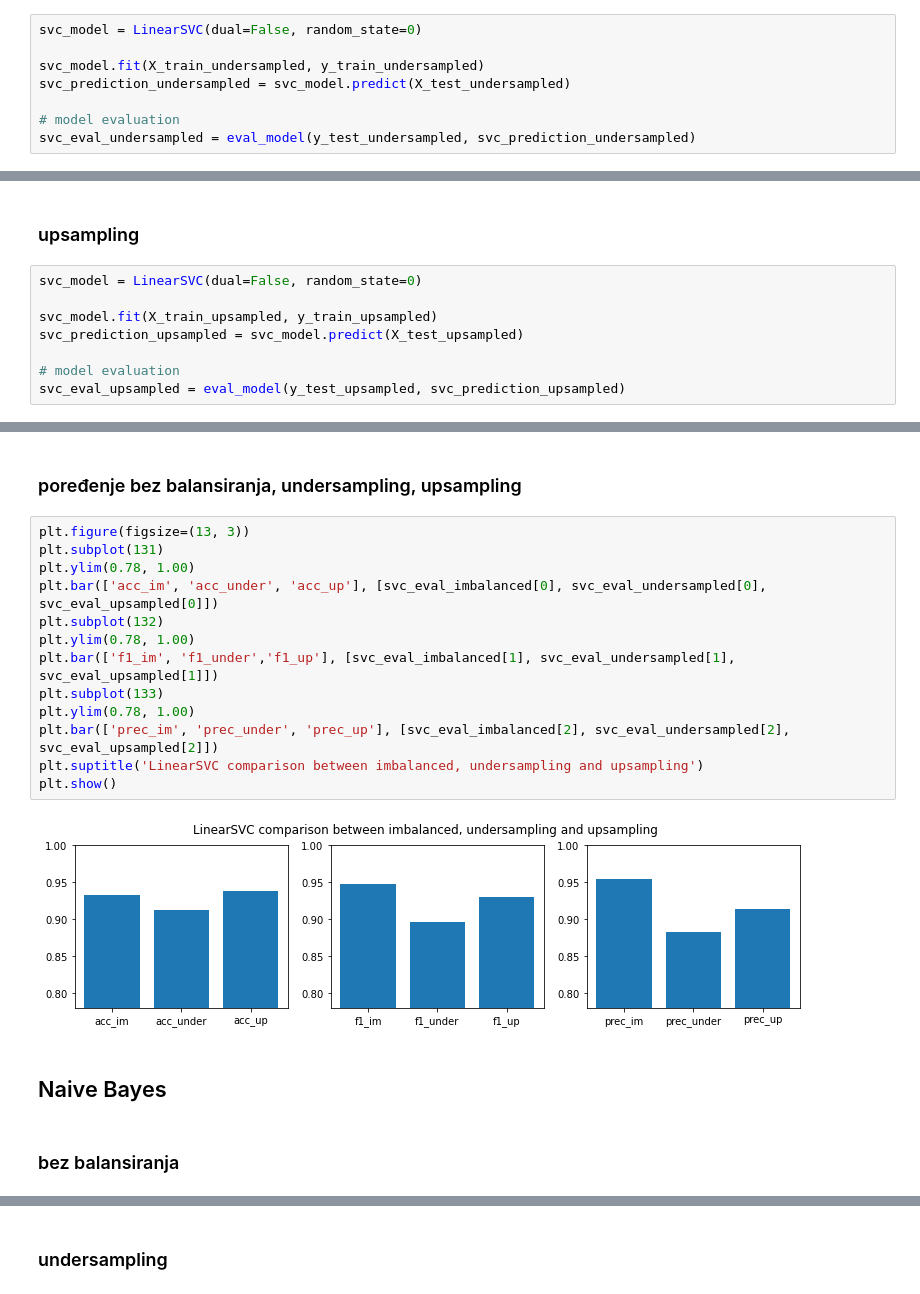
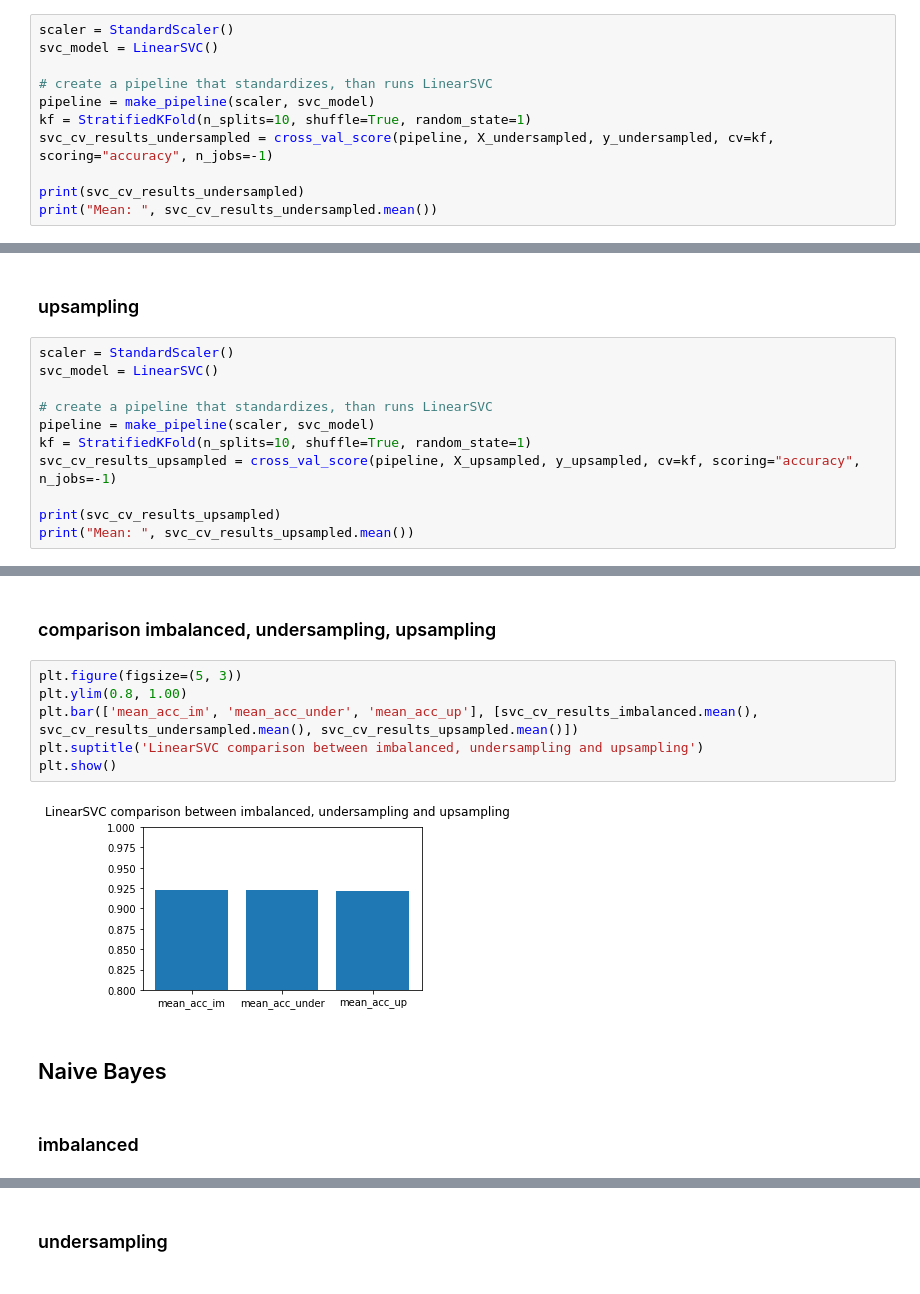
Before and after one commit to MilicaTrifunovic/MachineLearning, a Jupyter notebook: Project 1/Classification.ipynb, the cells around one changed output, grey strips where cells are left out. Cells and saved outputs as stored; diff of their text form.

```diff
--- a/Project 1/Classification.ipynb
+++ b/Project 1/Classification.ipynb
@@ -359,11 +355,14 @@ Specificity:  0.9210526315789473
 # %% [markdown]
 ### undersampling
 # %%
-svc_model = LinearSVC(dual=False, random_state=0)
+scaler = StandardScaler()
+svc_model = LinearSVC()
 
-svc_model.fit(X_train_undersampled, y_train_undersampled)
-svc_prediction_undersampled = svc_model.predict(X_test_undersampled)
+# create a pipeline that standardizes, than runs LinearSVC
+pipeline = make_pipeline(scaler, svc_model)
+kf = StratifiedKFold(n_splits=10, shuffle=True, random_state=1)
+svc_cv_results_undersampled = cross_val_score(pipeline, X_undersampled, y_undersampled, cv=kf, scoring="accuracy", n_jobs=-1)
 
-# model evaluation
-svc_eval_undersampled = eval_model(y_test_undersampled, svc_prediction_undersampled)
+print(svc_cv_results_undersampled)
+print("Mean: ", svc_cv_results_undersampled.mean())
 # %% [output]
@@ -383,11 +371,14 @@ Specificity:  0.9148936170212766
 # %% [markdown]
 ### upsampling
 # %%
-svc_model = LinearSVC(dual=False, random_state=0)
+scaler = StandardScaler()
+svc_model = LinearSVC()
 
-svc_model.fit(X_train_upsampled, y_train_upsampled)
-svc_prediction_upsampled = svc_model.predict(X_test_upsampled)
+# create a pipeline that standardizes, than runs LinearSVC
+pipeline = make_pipeline(scaler, svc_model)
+kf = StratifiedKFold(n_splits=10, shuffle=True, random_state=1)
+svc_cv_results_upsampled = cross_val_score(pipeline, X_upsampled, y_upsampled, cv=kf, scoring="accuracy", n_jobs=-1)
 
-# model evaluation
-svc_eval_upsampled = eval_model(y_test_upsampled, svc_prediction_upsampled)
+print(svc_cv_results_upsampled)
+print("Mean: ", svc_cv_results_upsampled.mean())
 # %% [output]
@@ -407,22 +388,15 @@ Specificity:  0.9305555555555556
 # %% [markdown]
-### poređenje bez balansiranja, undersampling, upsampling
+### comparison imbalanced, undersampling, upsampling
 # %%
-plt.figure(figsize=(13, 3))
-plt.subplot(131)
-plt.ylim(0.78, 1.00)
-plt.bar(['acc_im', 'acc_under', 'acc_up'], [svc_eval_imbalanced[0], svc_eval_undersampled[0], svc_eval_upsampled[0]])
-plt.subplot(132)
-plt.ylim(0.78, 1.00)
-plt.bar(['f1_im', 'f1_under','f1_up'], [svc_eval_imbalanced[1], svc_eval_undersampled[1], svc_eval_upsampled[1]])
-plt.subplot(133)
-plt.ylim(0.78, 1.00)
-plt.bar(['prec_im', 'prec_under', 'prec_up'], [svc_eval_imbalanced[2], svc_eval_undersampled[2], svc_eval_upsampled[2]])
+plt.figure(figsize=(5, 3))
+plt.ylim(0.8, 1.00)
+plt.bar(['mean_acc_im', 'mean_acc_under', 'mean_acc_up'], [svc_cv_results_imbalanced.mean(), svc_cv_results_undersampled.mean(), svc_cv_results_upsampled.mean()])
 plt.suptitle('LinearSVC comparison between imbalanced, undersampling and upsampling')
 plt.show()
 # %% [output]
-[figure, old version]
+[figure, new version]
 # %% [markdown]
 ## Naive Bayes
 # %% [markdown]
-### bez balansiranja
+### imbalanced
 # %%
```
Also changed, not shown: parts of 112 cells of this notebook.
